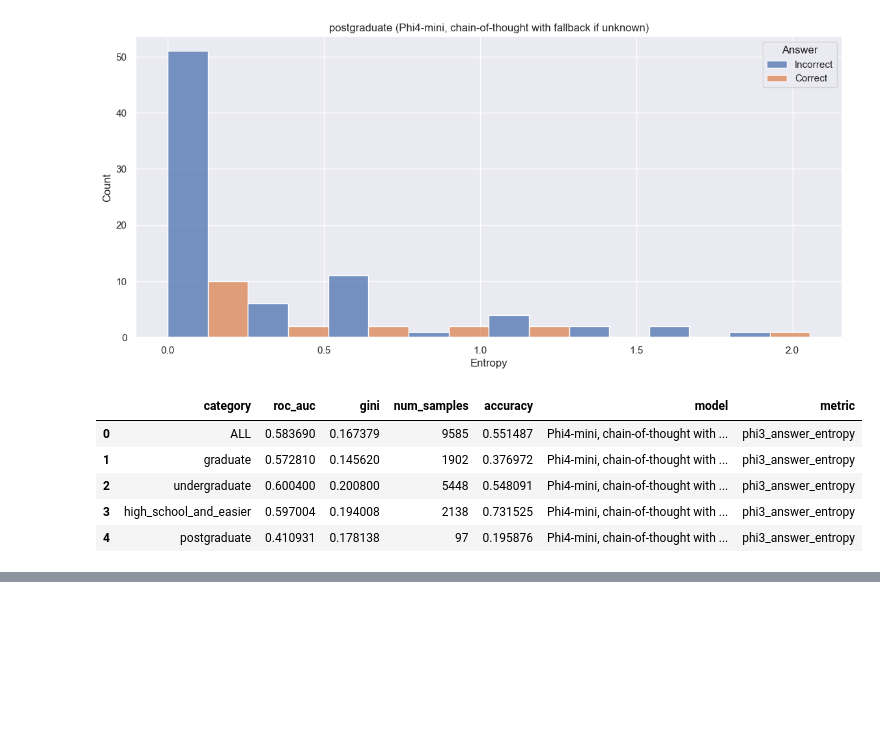
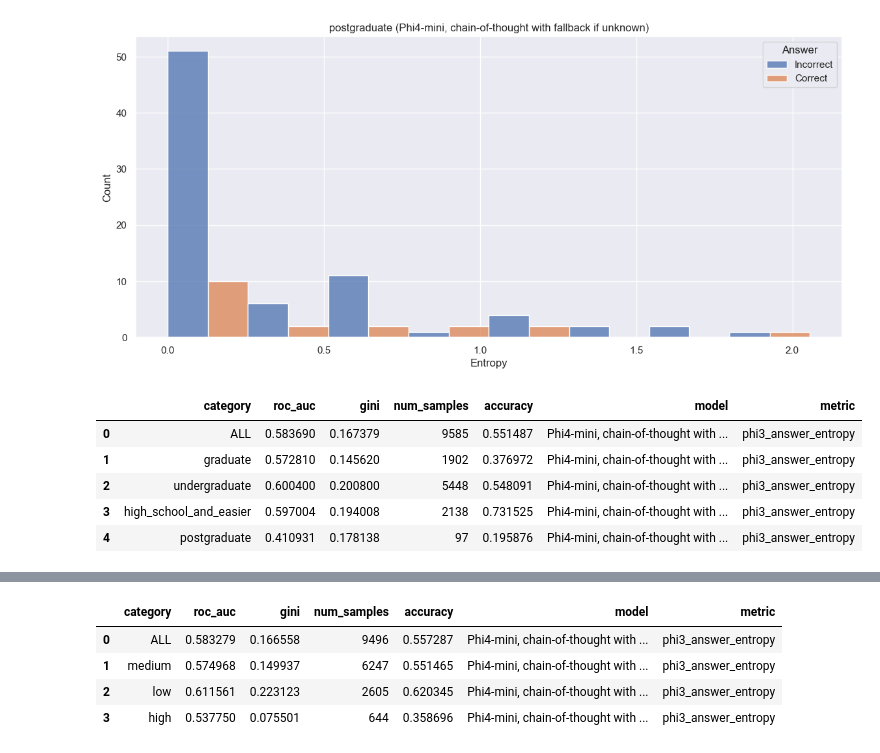
Before and after one commit to aigoncharov/complexity-aware-fine-tuning, a Jupyter notebook: src/analysis/cot_entropy.py/phi4mini_w_fallback_mmlu.ipynb, the cells around one changed output, grey strips where cells are left out. Cells and saved outputs as stored; diff of their text form; code cells hidden in the pictures; blank space fills up the shorter version.

```diff
--- a/src/analysis/cot_entropy.py/phi4mini_w_fallback_mmlu.ipynb
+++ b/src/analysis/cot_entropy.py/phi4mini_w_fallback_mmlu.ipynb
@@ -219,0 +238,17 @@ roc_auc_res
+# %%
+from reasoning_fine_tune.analysis.roc_auc import calculate_roc_auc_by_category
+
+roc_auc_res = calculate_roc_auc_by_category(
+    mmlu_entropy_df_with_masj_reasoning,
+    category_col="masj_num_reasoning_steps",
+    model_answer_correct_col="phi3_ans_correct",
+    score_col="phi3_answer_entropy",
+    model_name=model_title,
+)
+roc_auc_res
+# %% [output]
+|  | category | roc_auc | gini | num_samples | accuracy | model | metric |
+| 0 | ALL | 0.583279 | 0.166558 | 9496 | 0.557287 | Phi4-mini, chain-of-thought with ... | phi3_answer_entropy |
+| 1 | medium | 0.574968 | 0.149937 | 6247 | 0.551465 | Phi4-mini, chain-of-thought with ... | phi3_answer_entropy |
+| 2 | low | 0.611561 | 0.223123 | 2605 | 0.620345 | Phi4-mini, chain-of-thought with ... | phi3_answer_entropy |
+| 3 | high | 0.537750 | 0.075501 | 644 | 0.358696 | Phi4-mini, chain-of-thought with ... | phi3_answer_entropy |
```
Also changed, not shown: parts of 2 cells of this notebook, 9 other files.
